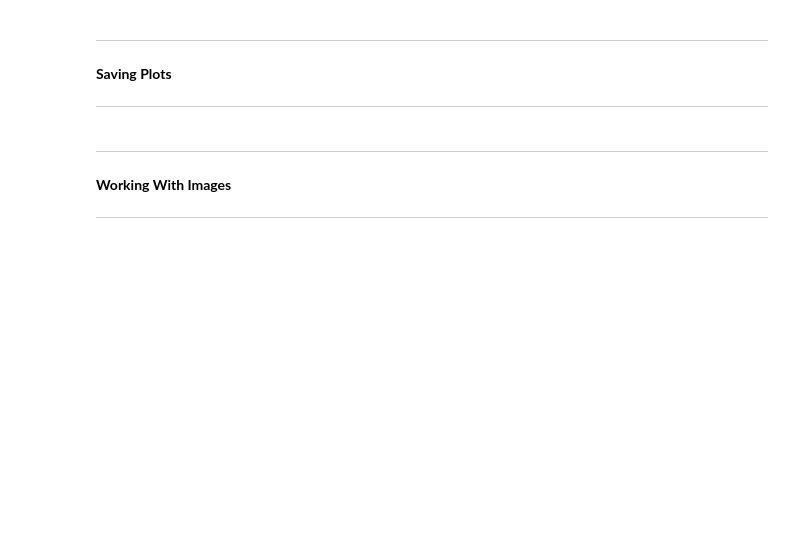
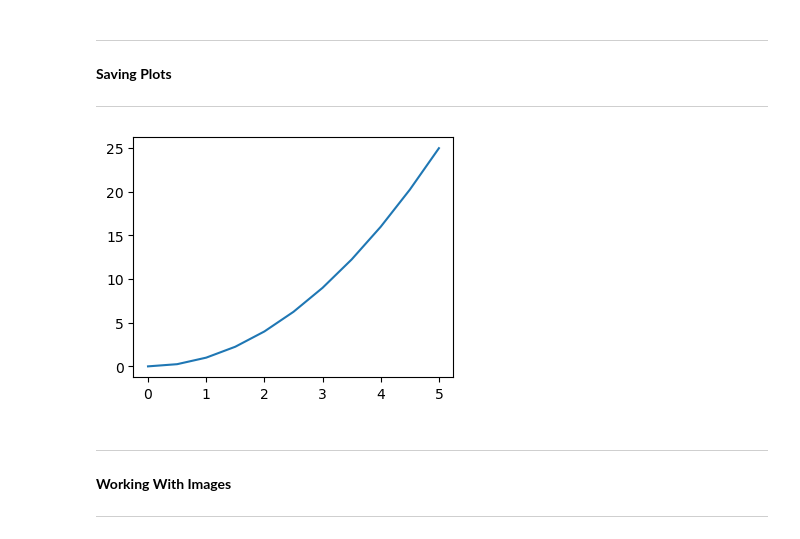
Before and after one commit to iamrohitkandpal/Python-Journey, a Jupyter notebook: Visualization/Matplotlib.ipynb, the cells around one changed output. Saved outputs shown, nothing was run; the diff lists cells and outputs as text; code cells hidden in the pictures; blank space fills up the shorter version.

```diff
--- a/Visualization/Matplotlib.ipynb
+++ b/Visualization/Matplotlib.ipynb
@@ -48,6 +74,13 @@ plt.plot(y,y)
 ********************
 **Saving Plots**
 ***********************
+# %%
+fig = plt.figure()
+ax = fig.add_axes([0.1, 0.1, 0.5, 0.5])
+ax.plot(x, y)
+plt.savefig("basicPlot.png")
+# %% [output]
+[figure, added]
 # %% [markdown]
 *********************
 **Working With Images**
```
Also changed, not shown: parts of 10 cells of this notebook, 2 other files.
